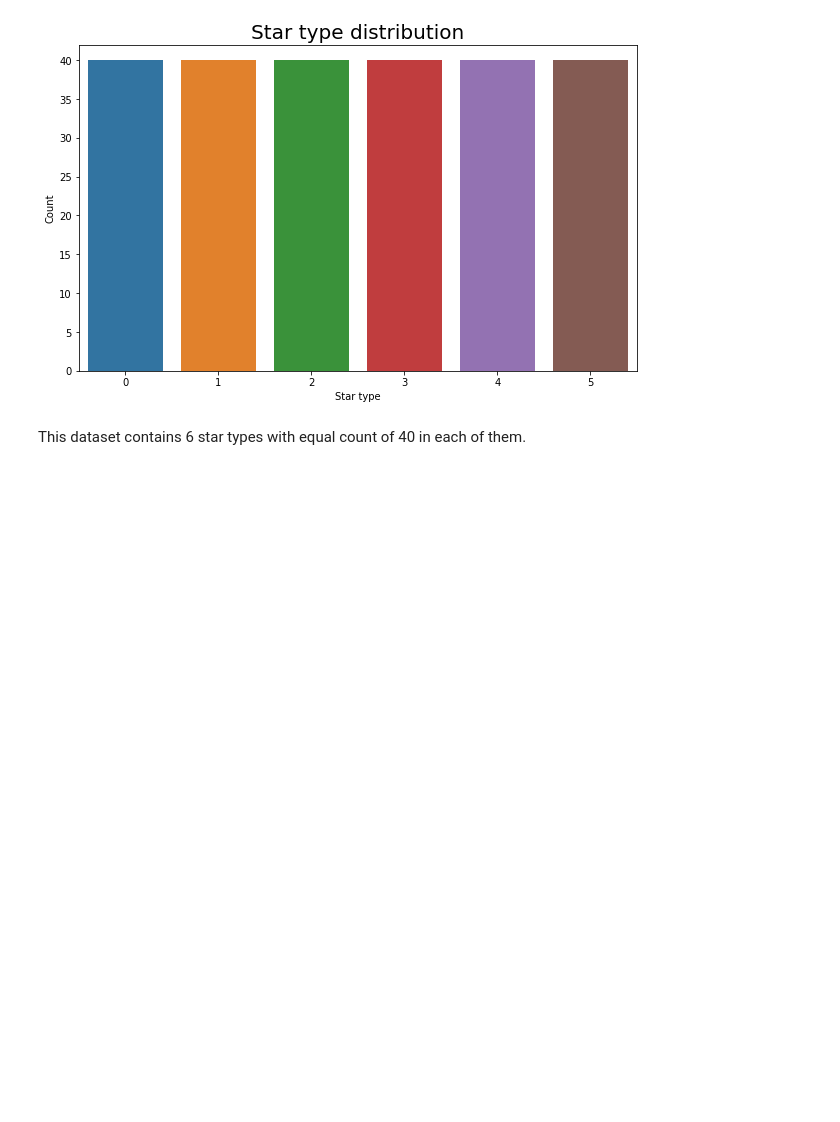
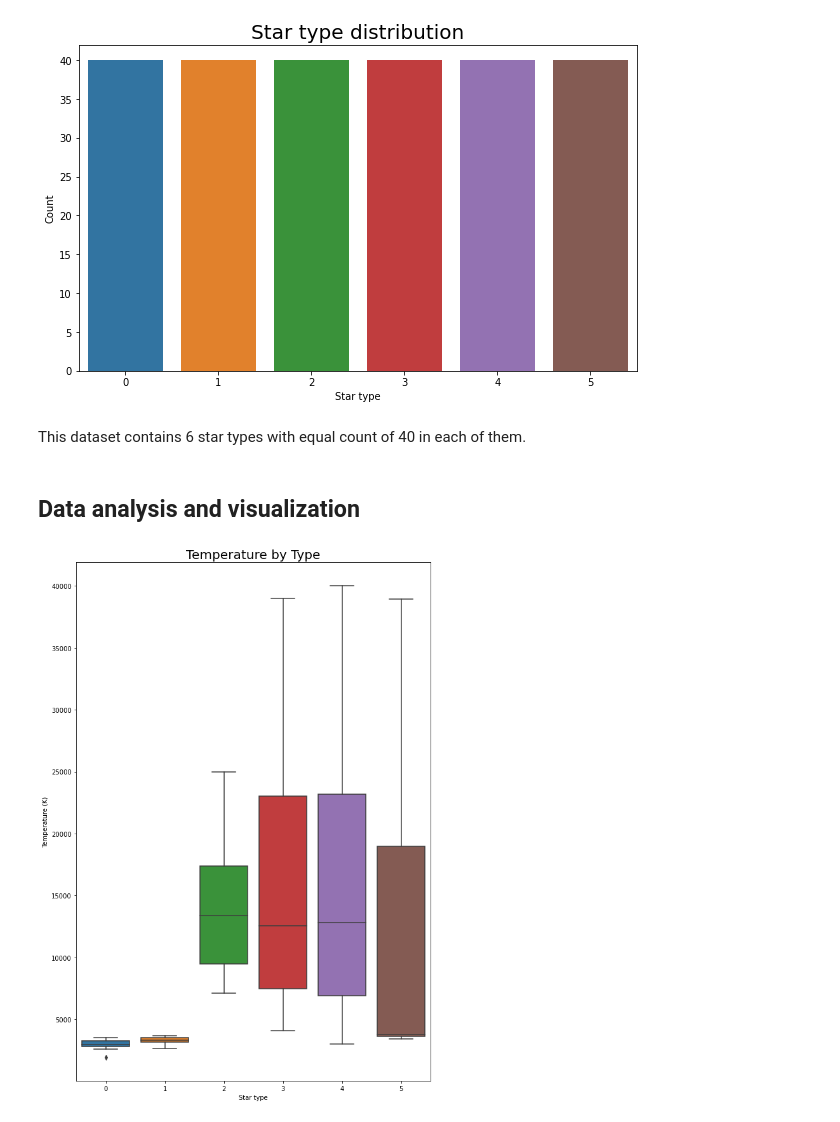
Before and after one commit to krystian-kopaniarz/star-types-analysis, a Jupyter notebook: Projekt.ipynb, the cells around one changed output. Drawn from its saved outputs; the diff is of its cells as text; code cells hidden in the pictures; blank space fills up the shorter version.

Commit message:
data analysis and visualization added

```diff
--- a/Projekt.ipynb
+++ b/Projekt.ipynb
@@ -108,3 +120,14 @@ plt.show()
 [figure]
 # %% [markdown]
 This dataset contains 6 star types with equal count of 40 in each of them.
+# %% [markdown]
+<h2>Data analysis and visualization</h2>
+# %%
+plt.figure(figsize = (10, 15))
+sns.boxplot(x = df['Type'], y = df['Temperature'])
+plt.title('Temperature by Type', fontsize = 20)
+plt.xlabel('Star type')
+plt.ylabel('Temperature (K)')
+plt.show()
+# %% [output]
+[figure, added]
```
Also changed, not shown: parts of 12 cells of this notebook.
